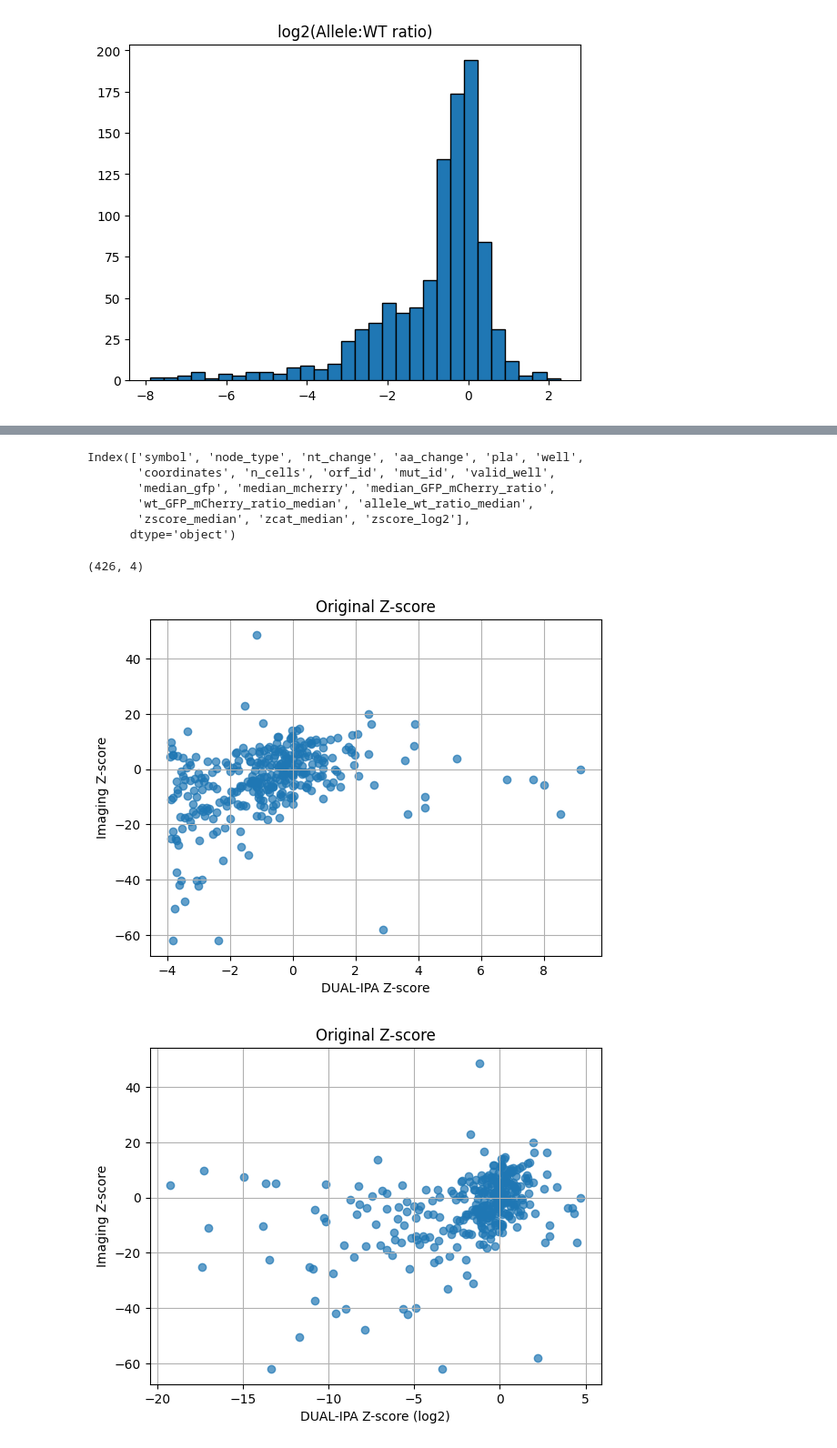
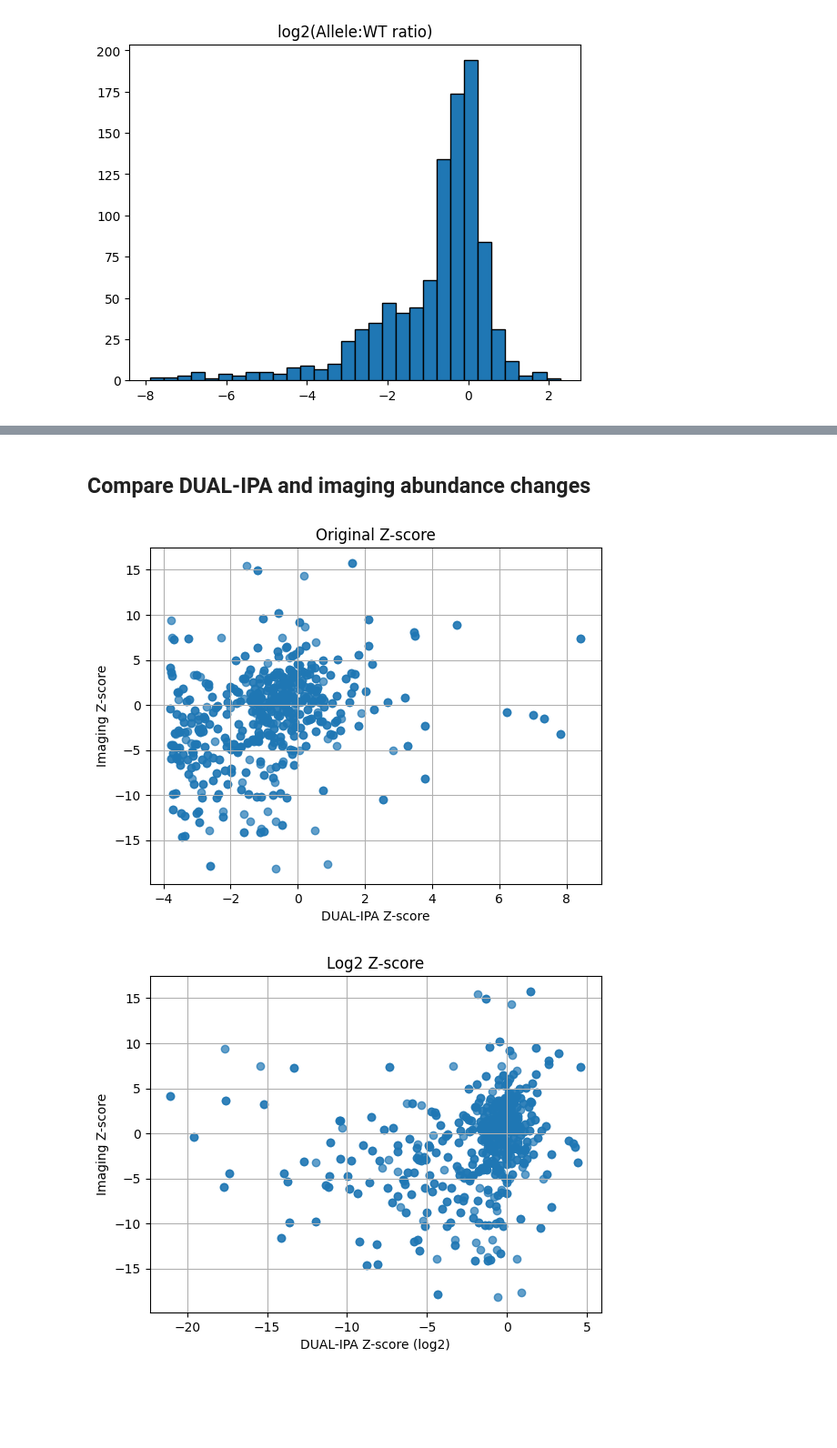
Before and after one commit to broadinstitute/2025_laval_submitted, a Jupyter notebook: 2_individual_assay_results/dual_ipa/2_analysis/3_compute_allele_level_stats.ipynb, the cells around one changed output, grey strips where cells are left out. Shown at 91% size. Saved outputs shown, nothing was run; the diff lists cells and outputs as text; code cells hidden in the pictures; blank space fills up the shorter version.

Commit message:
update DUAL-IPA processing

```diff
--- a/2_individual_assay_results/dual_ipa/2_analysis/3_compute_allele_level_stats.ipynb
+++ b/2_individual_assay_results/dual_ipa/2_analysis/3_compute_allele_level_stats.ipynb
@@ -119,33 +119,28 @@ plt.show()
-# %%
-pDEST_DUAL_median_allele_df.columns
-# %% [output]
-Index(['symbol', 'node_type', 'nt_change', 'aa_change', 'pla', 'well',
-       'coordinates', 'n_cells', 'orf_id', 'mut_id', 'valid_well',
-       'median_gfp', 'median_mcherry', 'median_GFP_mCherry_ratio',
-       'wt_GFP_mCherry_ratio_median', 'allele_wt_ratio_median',
-       'zscore_median', 'zcat_median', 'zscore_log2'],
-      dtype='object')
+# %% [markdown]
+## Compare DUAL-IPA and imaging abundance changes
 # %%
 import polars as pl
 import matplotlib.pyplot as plt
 
 dualipa = pl.DataFrame(pDEST_DUAL_avg_allele_df).with_columns(
     pl.concat_str([pl.col("symbol"), pl.col("aa_change")], separator="_").alias("Variant")
-).select(["Variant", "zscore_log2", "zscore", "mean_GFP"]).rename({
+)
+
+
+dualipa = dualipa.select(["Variant", "zscore_log2", "zscore", "avg_gfp"]).rename({
     "zscore_log2": "dualipa_zscore_log2",
     "zscore": "dualipa_zscore"
 })
 
-imaging = pl.read_csv("/Users/jewald/Desktop/mavedb_upload_sample_code/varchamp_data/inputs/2_abundance_changes.csv").select([
-    "Variant", "U2OS_Z"
+# get imaging abundance measures
+imaging = pl.read_csv("../../imaging/3_outputs/abundance/abundance_ttest_stats.csv").select([
+    "Variant", "U2OS_t"
 ]).rename({
-    "U2OS_Z": "imaging_zscore"
-})
+    "U2OS_t": "imaging_zscore"
+}).filter(pl.col("imaging_zscore") > -100) # there is one major outlier
 
 abun_df = dualipa.join(imaging, on="Variant").to_pandas()
 print(abun_df.shape)
-# %% [output]
-(426, 4)
 # %%
 plt.scatter(abun_df['dualipa_zscore'], abun_df['imaging_zscore'], alpha=0.7)
 plt.ylabel('Imaging Z-score')
@@ -154,13 +149,13 @@ plt.title('Original Z-score')
 plt.grid(True)
 plt.show()
 # %% [output]
-[figure, old version]
+[figure, new version]
 # %%
 plt.scatter(abun_df['dualipa_zscore_log2'], abun_df['imaging_zscore'], alpha=0.7)
 plt.ylabel('Imaging Z-score')
 plt.xlabel('DUAL-IPA Z-score (log2)')
-plt.title('Original Z-score')
+plt.title('Log2 Z-score')
 plt.grid(True)
 plt.show()
 # %% [output]
-[figure, old version]
+[figure, new version]
```
Also changed, not shown: parts of 7 cells of this notebook, 3 other files.
